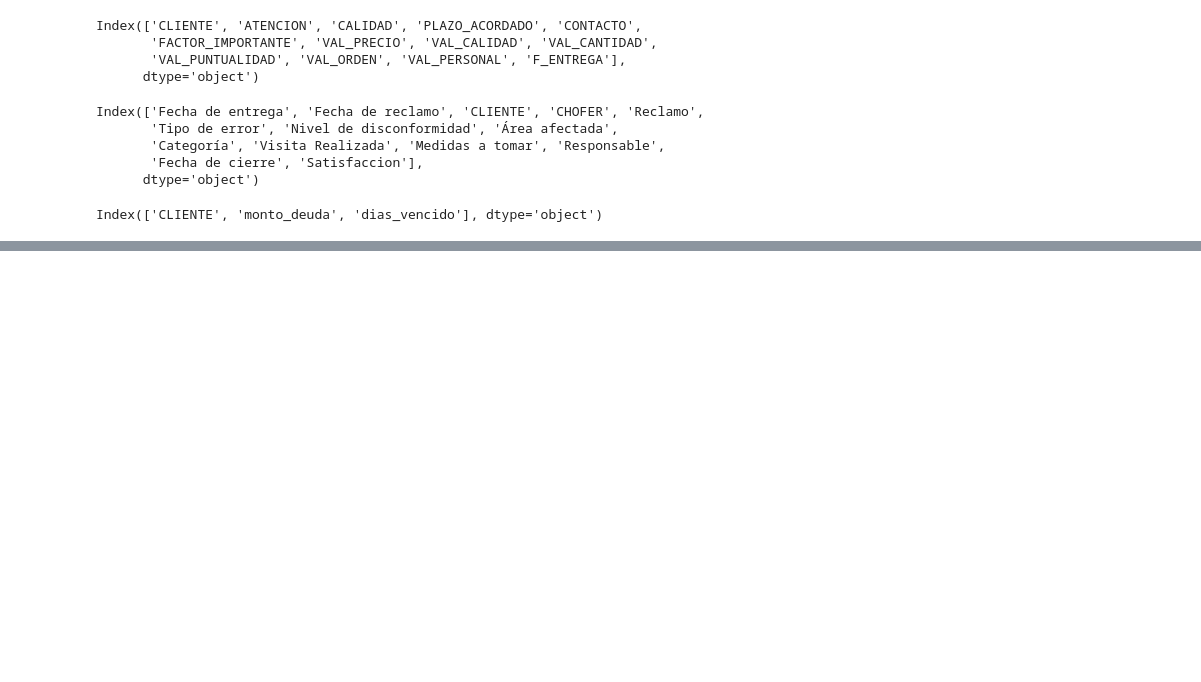
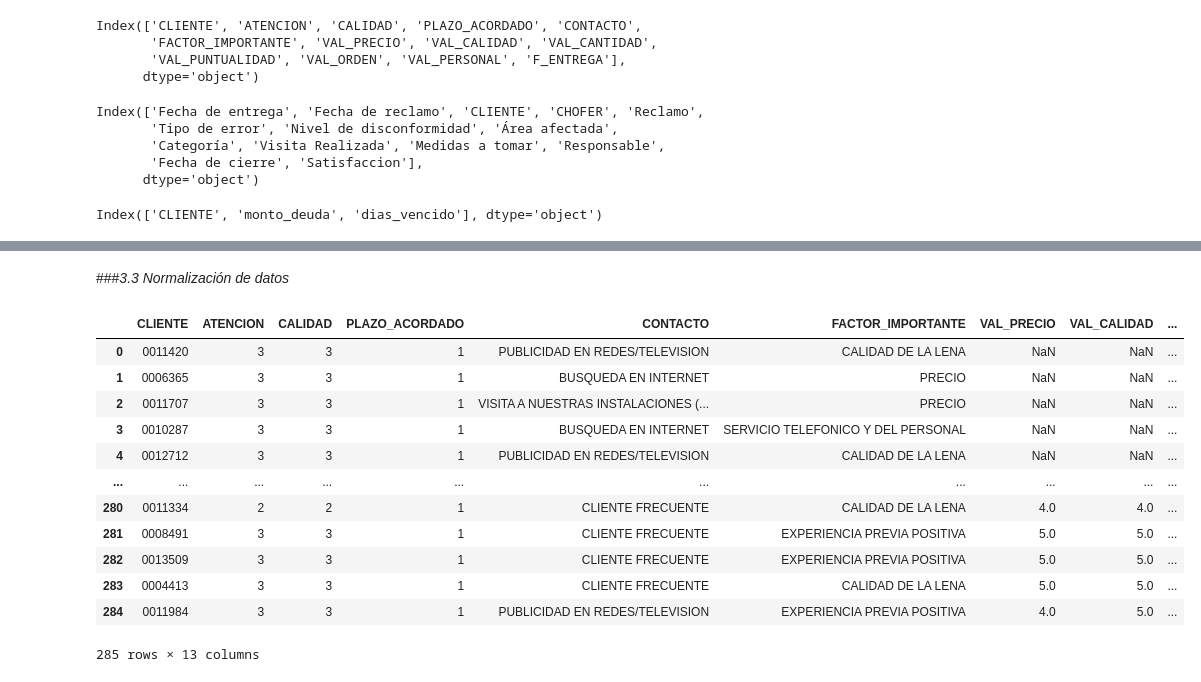
Before and after one commit to lomerrod/proyectofinalDS2, a Jupyter notebook: ProyectoParteIII+RodriguezLorena.ipynb, the cells around one changed output, grey strips where cells are left out. Drawn from its saved outputs; the diff is of its cells as text; code cells hidden in the pictures; blank space fills up the shorter version.

```diff
--- a/ProyectoParteIII+RodriguezLorena.ipynb
+++ b/ProyectoParteIII+RodriguezLorena.ipynb
@@ -439,0 +455,24 @@ Index(['CLIENTE', 'monto_deuda', 'dias_vencido'], dtype='object')
+# %%
+# Funcion para limpiar un valor de texto
+def limpiar_valor(valor):
+    if isinstance(valor, str):
+        valor = valor.upper() # convertir a mayusculas
+        valor = unicodedata.normalize('NFKD', valor).encode('ascii', 'ignore').decode('utf-8') # eliminar tildes
+        return valor.strip()
+    else:
+        return valor
+
+# Funcion que limpia todos los valores de un DataFrame
+def limpiar_dataframe(df):
+    for col in df.columns:
+        if df[col].dtype == 'object':
+            df[col] = df[col].map(limpiar_valor)
+    return df
+
+df_ventas = limpiar_dataframe(df_ventas)
+df_cliente = limpiar_dataframe(df_cliente)
+df_encuesta2024 = limpiar_dataframe(df_encuesta2024)
+df_ventas_detalle = limpiar_dataframe(df_ventas_detalle)
+df_productos = limpiar_dataframe(df_productos)
+df_reclamos2024 = limpiar_dataframe(df_reclamos2024)
+df_deuda = limpiar_dataframe(df_deuda)
@@ -439,0 +632,24 @@ Index(['CLIENTE', 'monto_deuda', 'dias_vencido'], dtype='object')
+# %% [markdown]
+###*3.3 Normalización de datos*
+# %%
+df_encuesta2024['PLAZO_ACORDADO'] = df_encuesta2024['PLAZO_ACORDADO'].map({
+    'SI': 1,
+    'NO': 0,
+    'NO APLICA': 1
+})
+# %%
+df_encuesta2024
+# %% [output]
+|  | CLIENTE | ATENCION | CALIDAD | PLAZO_ACORDADO | CONTACTO | FACTOR_IMPORTANTE | VAL_PRECIO | VAL_CALIDAD | ... |
+| 0 | 0011420 | 3 | 3 | 1 | PUBLICIDAD EN REDES/TELEVISION | CALIDAD DE LA LENA | NaN | NaN | ... |
+| 1 | 0006365 | 3 | 3 | 1 | BUSQUEDA EN INTERNET | PRECIO | NaN | NaN | ... |
+| 2 | 0011707 | 3 | 3 | 1 | VISITA A NUESTRAS INSTALACIONES (... | PRECIO | NaN | NaN | ... |
+| 3 | 0010287 | 3 | 3 | 1 | BUSQUEDA EN INTERNET | SERVICIO TELEFONICO Y DEL PERSONAL | NaN | NaN | ... |
+| 4 | 0012712 | 3 | 3 | 1 | PUBLICIDAD EN REDES/TELEVISION | CALIDAD DE LA LENA | NaN | NaN | ... |
+| ... | ... | ... | ... | ... | ... | ... | ... | ... | ... |
+| 280 | 0011334 | 2 | 2 | 1 | CLIENTE FRECUENTE | CALIDAD DE LA LENA | 4.0 | 4.0 | ... |
+| 281 | 0008491 | 3 | 3 | 1 | CLIENTE FRECUENTE | EXPERIENCIA PREVIA POSITIVA | 5.0 | 5.0 | ... |
+| 282 | 0013509 | 3 | 3 | 1 | CLIENTE FRECUENTE | EXPERIENCIA PREVIA POSITIVA | 5.0 | 5.0 | ... |
+| 283 | 0004413 | 3 | 3 | 1 | CLIENTE FRECUENTE | CALIDAD DE LA LENA | 5.0 | 5.0 | ... |
+| 284 | 0011984 | 3 | 3 | 1 | PUBLICIDAD EN REDES/TELEVISION | EXPERIENCIA PREVIA POSITIVA | 4.0 | 5.0 | ... |
+285 rows × 13 columns
```
Also changed, not shown: parts of 41 cells of this notebook.
